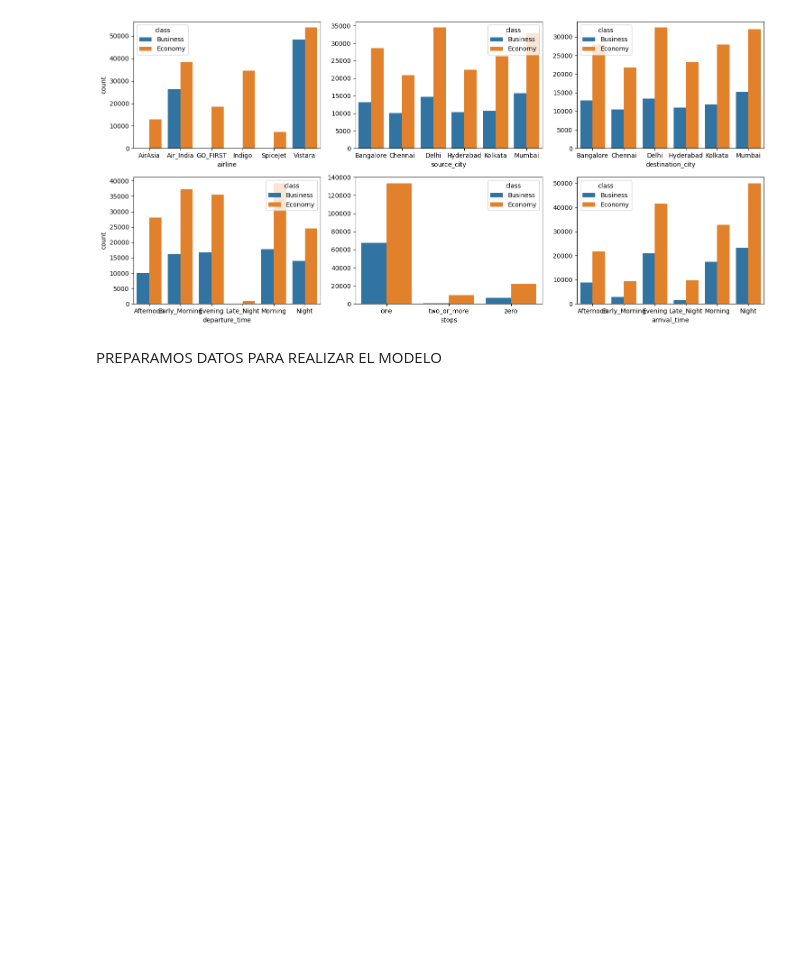
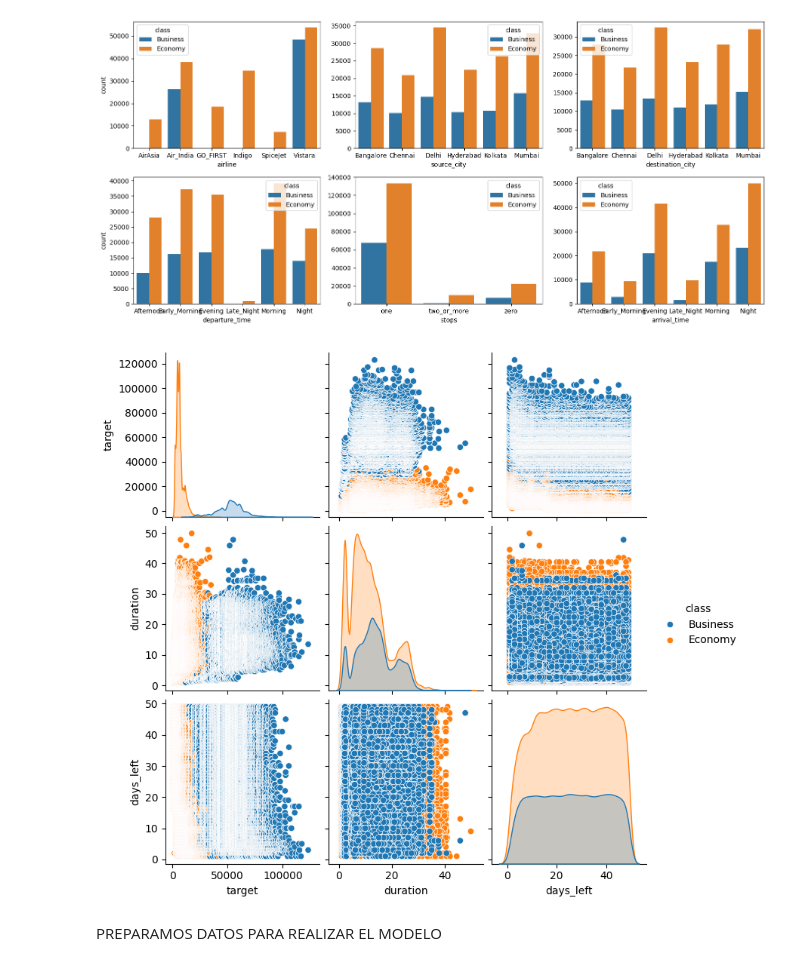
Before and after one commit to Alvizo-mx/Proyecto_final, a Jupyter notebook: Proyecto_final_linear_regression_terminado.ipynb, the cells around one changed output. Saved outputs shown, nothing was run; the diff lists cells and outputs as text; code cells hidden in the pictures; blank space fills up the shorter version.

```diff
--- a/Proyecto_final_linear_regression_terminado.ipynb
+++ b/Proyecto_final_linear_regression_terminado.ipynb
@@ -237,6 +238,12 @@ plt.tight_layout()
 plt.show()
 # %% [output]
 [figure]
+# %%
+# Análisis bivariado variables numéricas vs categóricas
+sns.pairplot(data = df_train, hue = "class")
+plt.show()
+# %% [output]
+[figure, added]
 # %% [markdown]
 PREPARAMOS DATOS PARA REALIZAR EL MODELO
 # %%
```
Also changed, not shown: parts of 10 cells of this notebook.
